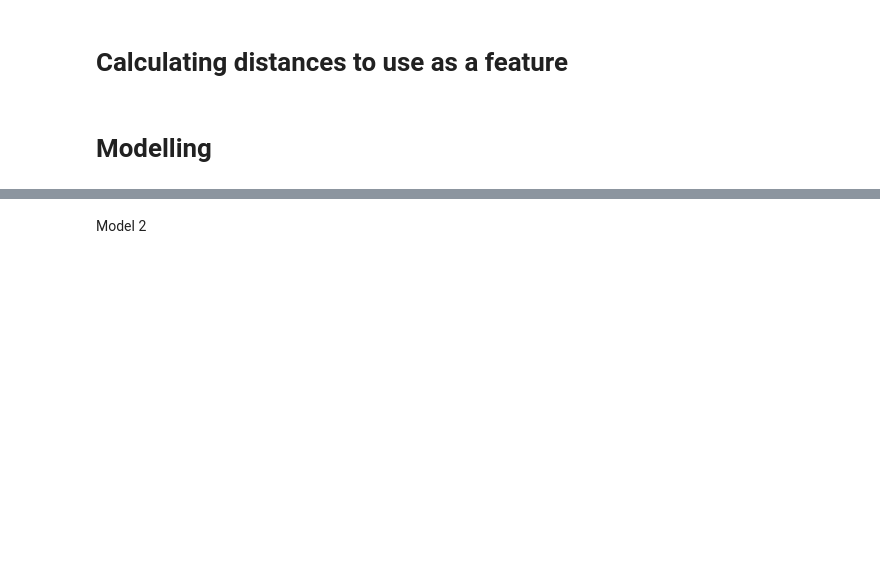
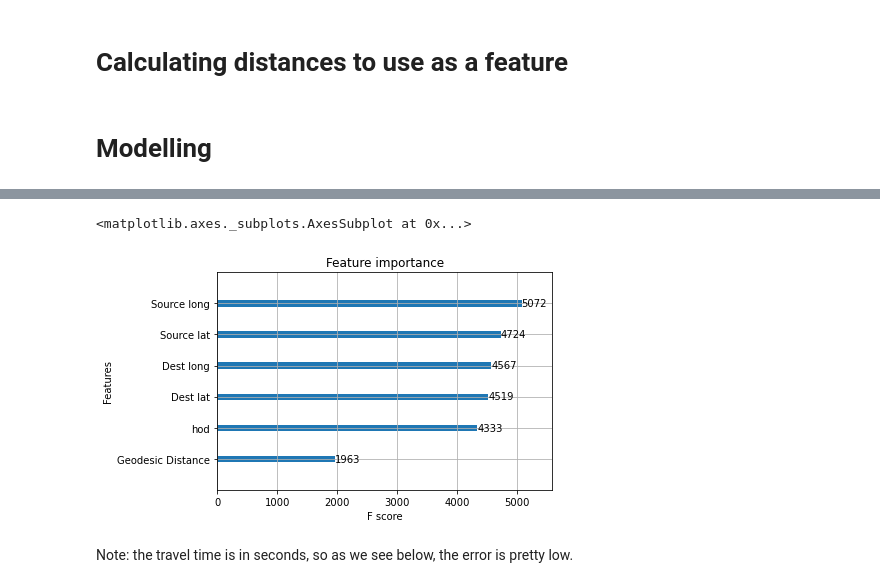
Before and after one commit to maaverik/adventures-in-data-science, a Jupyter notebook: uber-travel-time-prediction.ipynb, the cells around one changed output, grey strips where cells are left out. Saved outputs shown, nothing was run; the diff lists cells and outputs as text; code cells hidden in the pictures; blank space fills up the shorter version.

```diff
--- a/uber-travel-time-prediction.ipynb
+++ b/uber-travel-time-prediction.ipynb
@@ -63,7 +152,6 @@ time_df = pd.merge(bnglr_wards_hourly, id_to_dest, left_on=['sourceid'], right_o
 time_df = time_df.drop(columns=['id', 'geometric_mean_travel_time', 'geometric_standard_deviation_travel_time'])
 time_df = time_df.rename(columns={'name': 'Source Name'})
 time_df = pd.merge(time_df, id_to_dest, left_on=['dstid'], right_on=['id'], how='inner')
-time_df = time_df.loc[time_df['sourceid'] != time_df['dstid']]
 time_df = time_df.drop(columns=['id'])
 time_df = time_df.rename(columns={'name': 'Destination Name'})
 time_df = time_df.sort_values(by=['sourceid', 'dstid', 'hod'])
@@ -99,12 +214,12 @@ def calc_distance(x):
     dest_point = (x['Destination Geometry'].y, x['Destination Geometry'].x)
     return geopy.distance.geodesic(src_point, dest_point).kilometers
 
-filename = '/kaggle/input/calc-data/Df_with_geodesic_distance.bin'
-if file_exists(filename):
-    with open(filename, 'rb') as file:
-        df = pickle.load(file)
+filename = 'Df_for_modelling.bin'
+path = input_path + filename
+if file_exists(path):
+    # skip to next section since the results here are already precalculated
+    pass
 else:
+    print('Creating distance file')
     time_df2['Geodesic Distance'] = time_df2.apply(func = calc_distance, axis=1)
-    save_object(time_df2, filename)
     df = time_df2
-df.sample(3)
@@ -159,16 +253,28 @@ Model 1
+# %%
+
+X = final_df[features]
+y = final_df[outcome]
+
+from sklearn.model_selection import train_test_split
+X_train, X_test, y_train, y_test = train_test_split(X, y, test_size=0.3, random_state=5)
 # %%
-features = ['Source lat', 'Source long', 'Dest lat', 'Dest long', 'hod', 'Geodesic Distance']
-outcome = ['mean_travel_time']
-final_df = final_df[features + outcome]
 
 import xgboost as xgb
 
-filename = '/kaggle/input/calc-data/XGB_model_1.bin'
-if file_exists(filename):
-    with open(filename, 'rb') as file:
+filename = 'XGB_model_4.bin'
+path = input_path + filename
+if file_exists(path):
+    with open(path, 'rb') as file:
         my_model = pickle.load(file)
 else:
-    my_model = xgb.XGBRegressor(n_estimators=500, learning_rate=0.05, n_jobs=4)
-    my_model.fit(final_df[features], final_df[outcome],
-             verbose=False)
+    my_model = xgb.XGBRegressor(n_estimators=400, learning_rate=0.05, n_jobs=4)
+    my_model.fit(X_train, y_train,verbose=False)
+
+try:
+    save_object(X_train, 'train_set_x.bin')
+    save_object(y_train, 'train_set_y.bin')
+    save_object(X_test, 'test_set_x.bin')
+    save_object(y_test, 'test_set_y.bin')
     save_object(my_model, filename)
+except:
+    pass
@@ -185,2 +280,0 @@ compare(actuals, prediction)
-# %% [markdown]
-Model 2
@@ -210,0 +281,7 @@ compare(actuals, prediction)
+# %%
+xgb.plot_importance(my_model)
+# %% [output]
+<matplotlib.axes._subplots.AxesSubplot at 0x...>
+[figure, added]
+# %% [markdown]
+Note: the travel time is in seconds, so as we see below, the error is pretty low.
```
Also changed, not shown: parts of 53 cells of this notebook.
